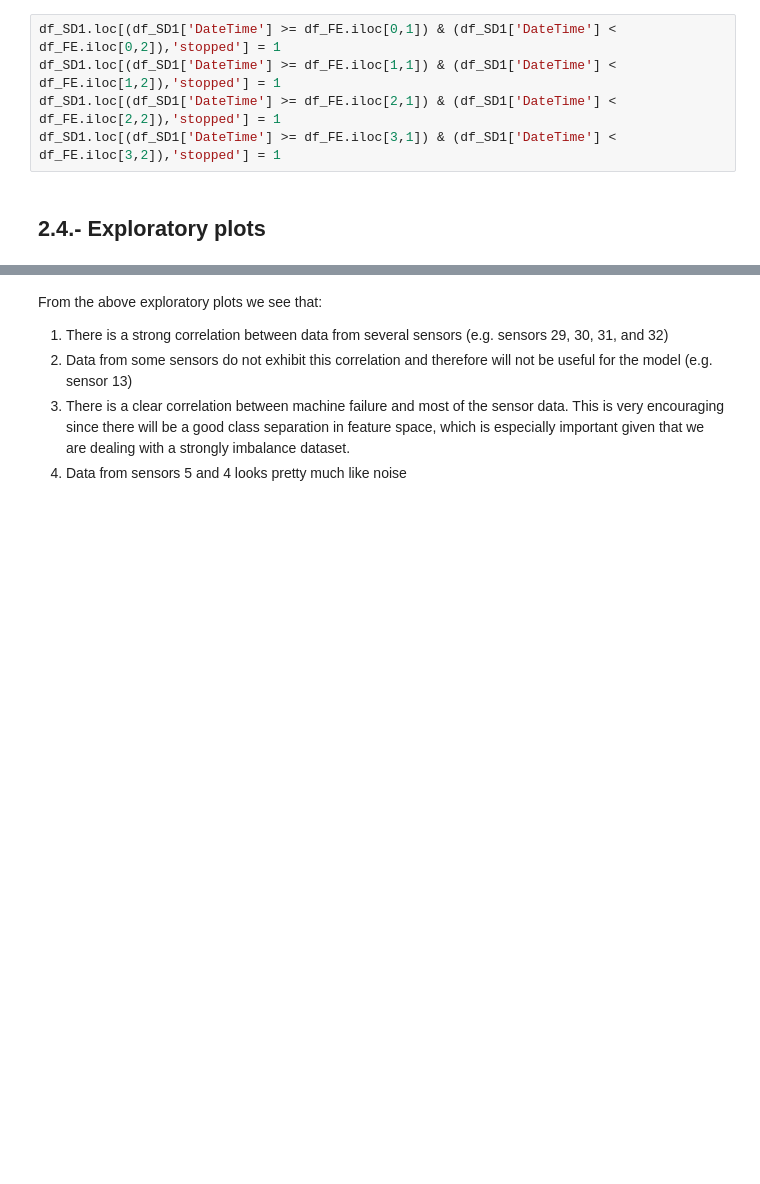
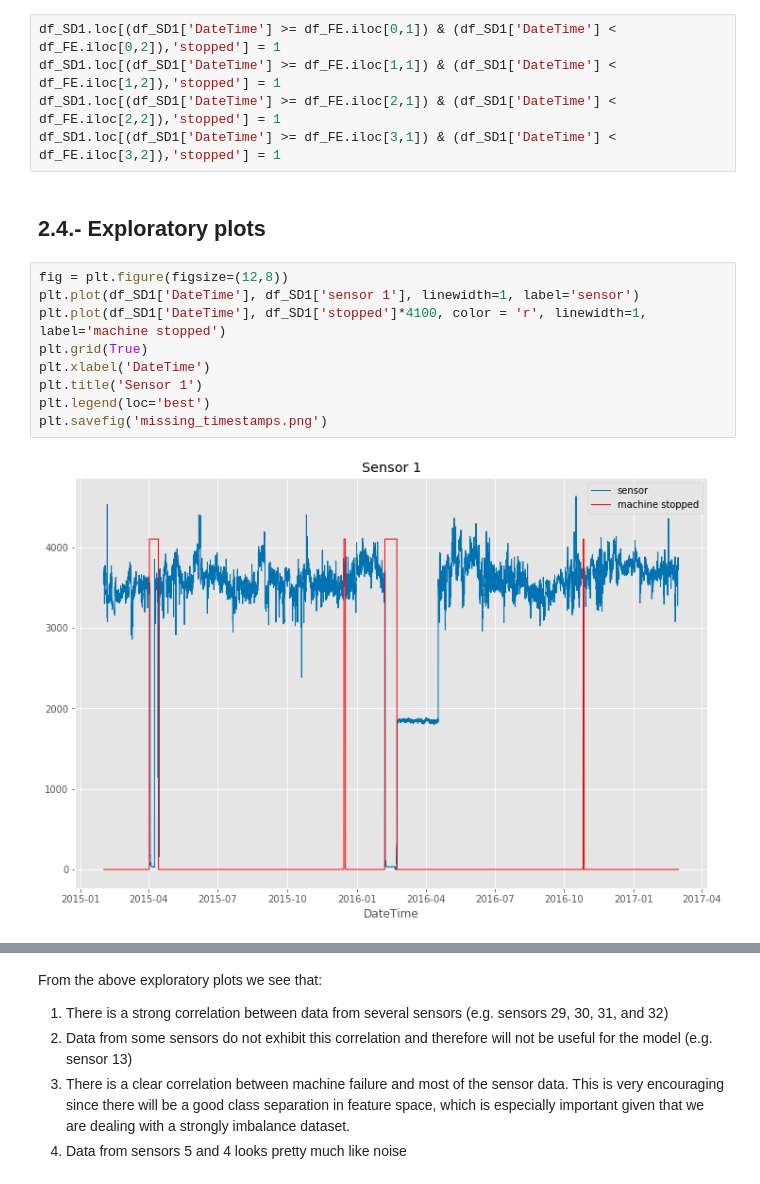
Before and after one commit to jmalbornoz/TurboMachineryFailurePrediction, a Jupyter notebook: Hitachi_1.ipynb, the cells around one changed output, grey strips where cells are left out. Cells and saved outputs as stored; diff of their text form; blank space fills up the shorter version.

```diff
--- a/Hitachi_1.ipynb
+++ b/Hitachi_1.ipynb
@@ -213,6 +213,17 @@ df_SD1.loc[(df_SD1['DateTime'] >= df_FE.iloc[2,1]) & (df_SD1['DateTime'] < df_FE
 df_SD1.loc[(df_SD1['DateTime'] >= df_FE.iloc[3,1]) & (df_SD1['DateTime'] < df_FE.iloc[3,2]),'stopped'] = 1
 # %% [markdown]
 ## 2.4.- Exploratory plots
+# %%
+fig = plt.figure(figsize=(12,8))
+plt.plot(df_SD1['DateTime'], df_SD1['sensor 1'], linewidth=1, label='sensor')
+plt.plot(df_SD1['DateTime'], df_SD1['stopped']*4100, color = 'r', linewidth=1, label='machine stopped')
+plt.grid(True)
+plt.xlabel('DateTime')
+plt.title('Sensor 1')
+plt.legend(loc='best')
+plt.savefig('missing_timestamps.png')
+# %% [output]
+[figure, added]
 # %%
 f, (ax1, ax2, ax3) = plt.subplots(3, 1, figsize=(12,8))
 ax1.plot(df_SD1['DateTime'], df_SD1['sensor 1'], linewidth=1, label='sensor')
```
Also changed, not shown: parts of 40 cells of this notebook.
